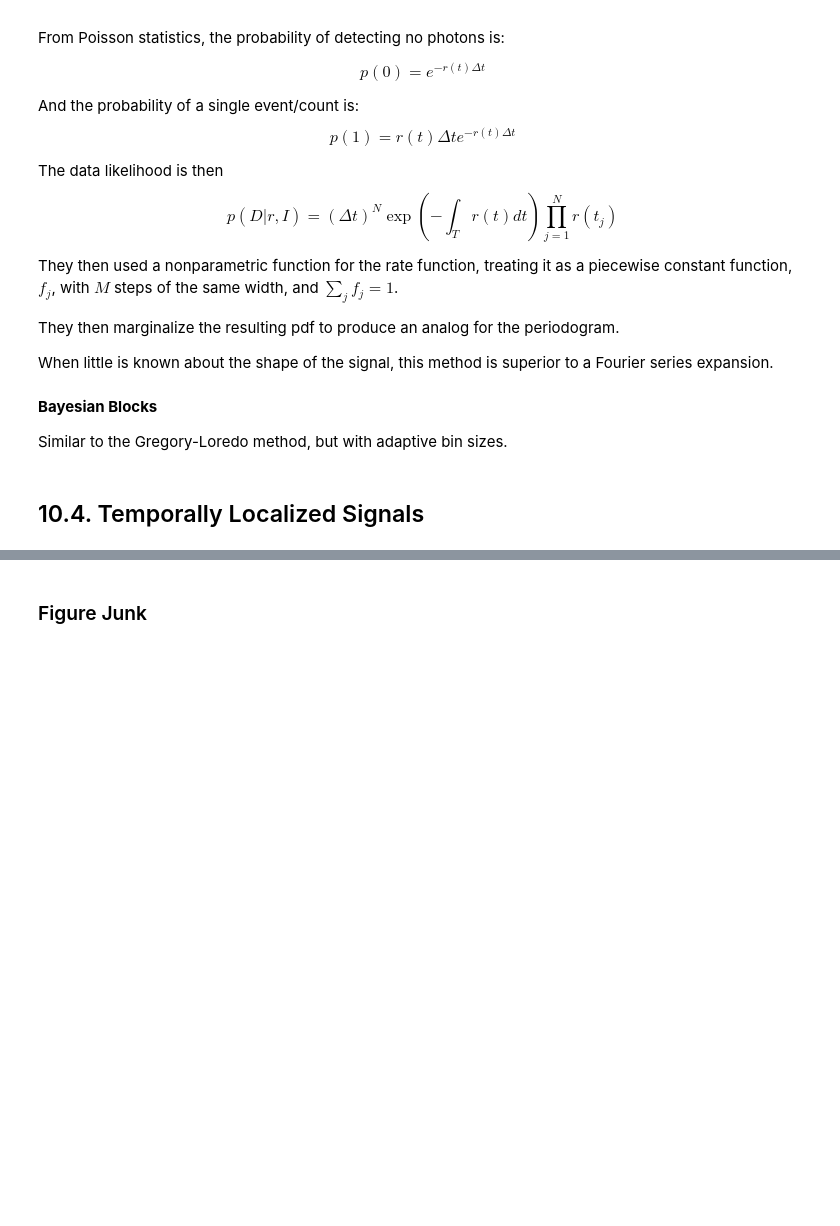
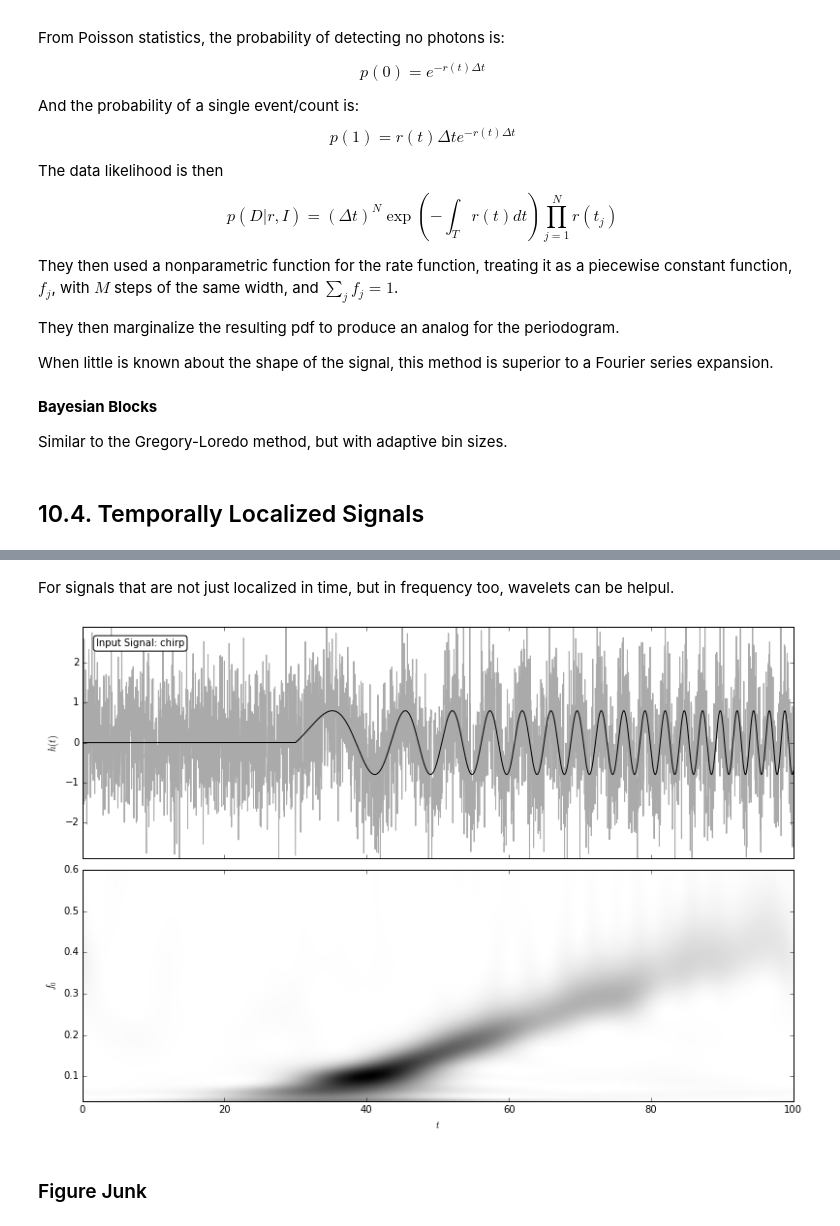
Before and after one commit to YastroML/YastroML, a Jupyter notebook: Session19_150219/Ch10_TimeSeries.ipynb, the cells around one changed output, grey strips where cells are left out. Drawn from its saved outputs; the diff is of its cells as text; code cells hidden in the pictures; blank space fills up the shorter version.

```diff
--- a/Session19_150219/Ch10_TimeSeries.ipynb
+++ b/Session19_150219/Ch10_TimeSeries.ipynb
@@ -943,3 +990,9 @@ Similar to the Gregory-Loredo method, but with adaptive bin sizes.
+# %% [markdown]
+For signals that are not just localized in time, but in frequency too, wavelets can be helpul.
+# %%
+plot1028()
+# %% [output]
+[figure, added]
 # %% [markdown]
 ### Figure Junk
 # %%
```
Also changed, not shown: parts of 13 cells of this notebook, 3 other files.
